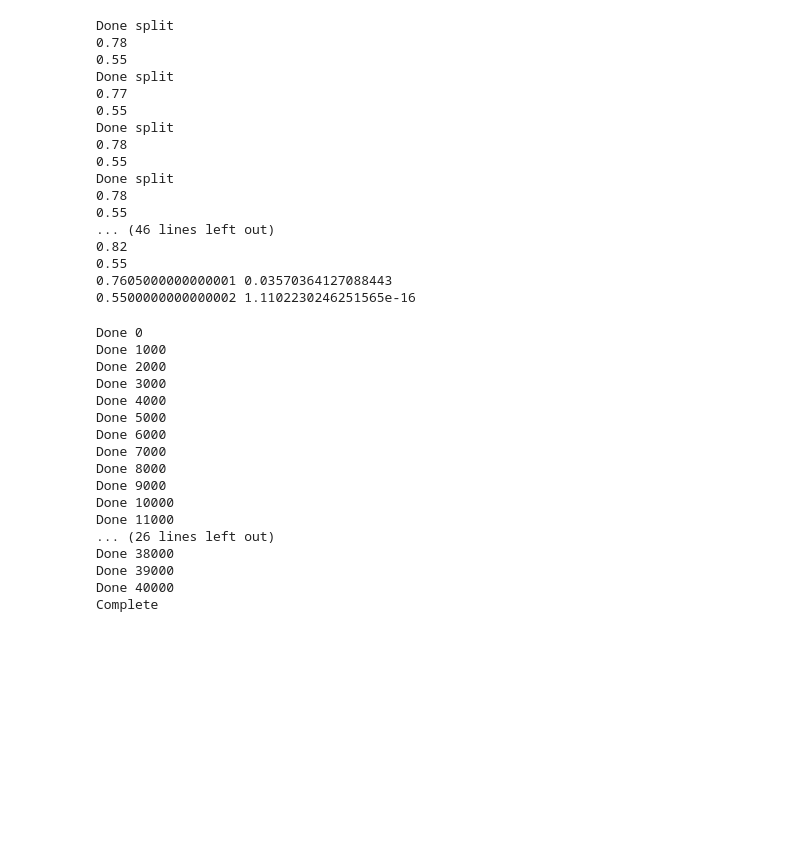
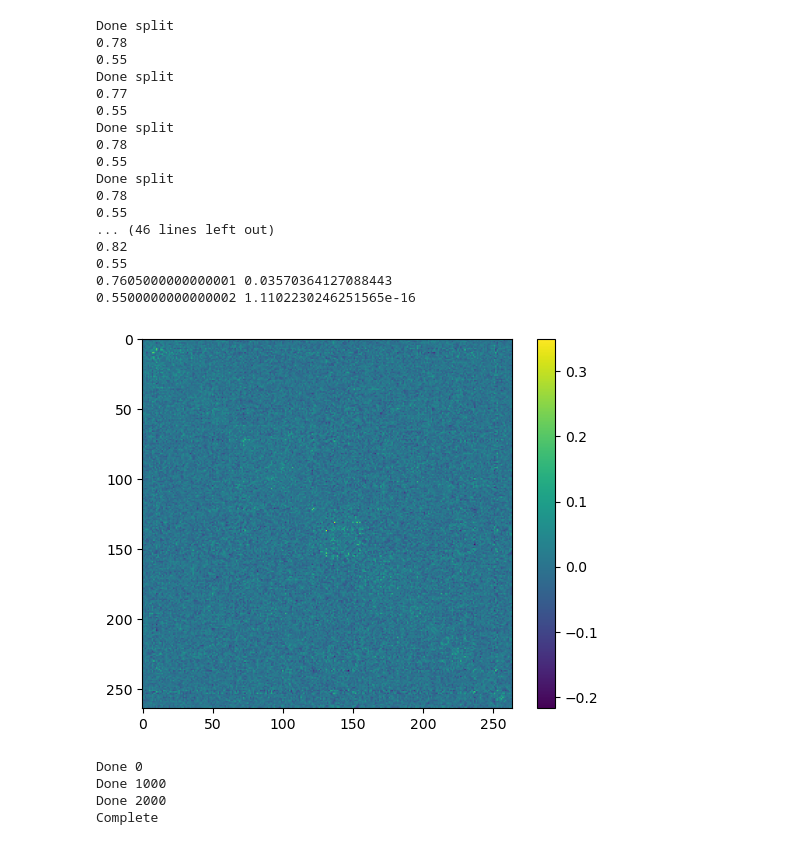
Before and after one commit to aorliche/PNC, a Jupyter notebook: UKB/UKB9PC.ipynb, the cells around one changed output. Cells and saved outputs as stored; diff of their text form; code cells hidden in the pictures; blank space fills up the shorter version.

```diff
--- a/UKB/UKB9PC.ipynb
+++ b/UKB/UKB9PC.ipynb
@@ -30,21 +30,21 @@ for ts in Path(tsdir).iterdir():
     subid = int(m.group(1))
     field = int(m.group(2))
     scannum = int(m.group(3))
-    if field != 20227:
+    if field != 20249:
         continue
-    if scannum != 2:
+    if scannum != 3:
         continue
     data = np.genfromtxt(str(ts), delimiter=',')
     try:
         ts1 = butter_bandpass_filter(data, [0.01, 0.15], 1/tr)
         ts1 = ts1.T
         ts1 = np.expand_dims(ts1, 0)
-        p = con.fit_transform(ts1)[0,a,b]
+        p = con.fit_transform(ts1)[0]
         if np.sum(np.isnan(p)) > 0:
             print(f'Bad sub {subid}')
             continue
 #         ps[subid] = p[a,b]
-        ps[subid] = p
+        ps[subid] = remap(p)[a,b]
         if len(ps) % 100 == 0:
             print(f'Done {len(ps)}')
     except:
@@ -267,9 +267,20 @@ import pickle
 basedir = '/home/anton/Documents/Tulane/Research/ImageNomer/data/anton/cohorts/UKB/'
 
 # pickle.dump(demo, open(f'{basedir}/demographics.pkl', 'wb'))
+# %%
+import matplotlib.pyplot as plt
+
+for sub, p in ps.items():
+    plt.imshow(vec2mat(p))
+    plt.colorbar()
+    plt.show()
+    break
+# %% [output]
+[figure, added]
 # %%
+basedir = '/home/anton/Documents/Tulane/Research/ImageNomer/data/UKB2/conn/'
 for i,sub in enumerate(ps):
-    np.save(f'{basedir}/partial/{sub}_task-20227-2_partial.npy', ps[sub])
+    np.save(f'{basedir}/{sub}_task-20249-3_pc.npy', ps[sub])
     if i % 1000 == 0:
         print(f'Done {i}')
 
@@ -278,17 +289,4 @@ print('Complete')
 Done 0
 Done 1000
 Done 2000
-Done 3000
-Done 4000
-Done 5000
-Done 6000
-Done 7000
-Done 8000
-Done 9000
-Done 10000
-Done 11000
-... (26 lines left out)
-Done 38000
-Done 39000
-Done 40000
 Complete
```
Also changed, not shown: parts of 1 cell of this notebook, 9 other files.
